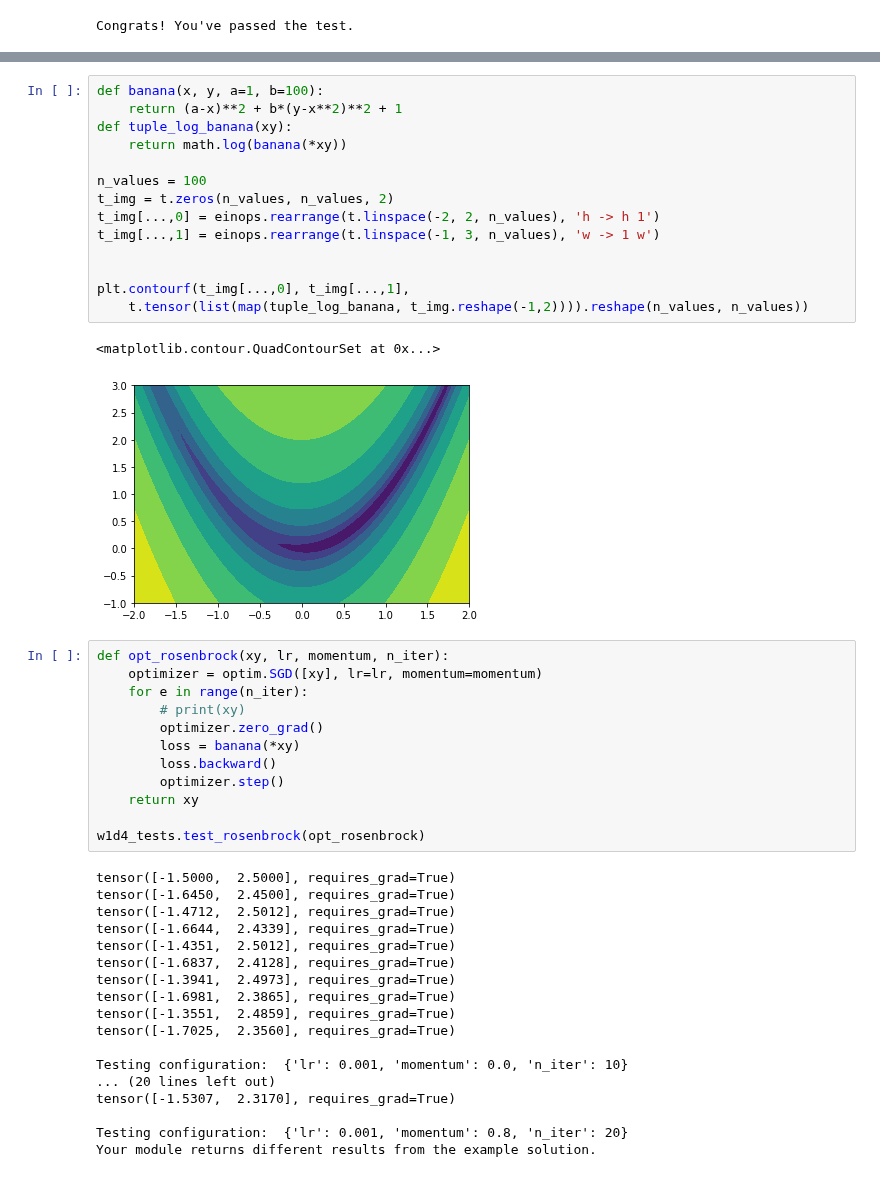
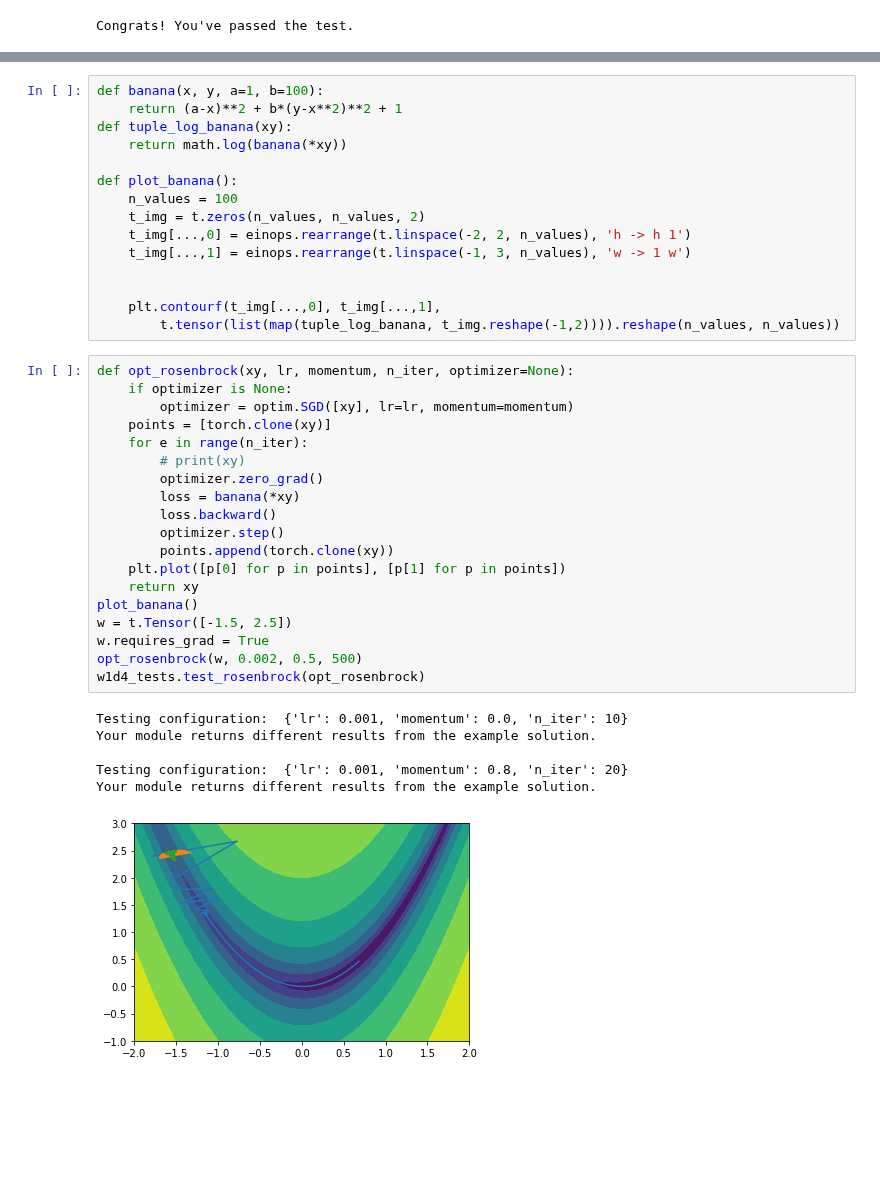
Before and after one commit to redwoodresearch/mlab, a Jupyter notebook: days/w1d4/w1d4_template.ipynb, the cells around one changed output, grey strips where cells are left out. Saved outputs shown, nothing was run; the diff lists cells and outputs as text; blank space fills up the shorter version.

```diff
--- a/days/w1d4/w1d4_template.ipynb
+++ b/days/w1d4/w1d4_template.ipynb
@@ -145,44 +125,38 @@ def banana(x, y, a=1, b=100):
 def tuple_log_banana(xy):
     return math.log(banana(*xy))
 
-n_values = 100
-t_img = t.zeros(n_values, n_values, 2)
-t_img[...,0] = einops.rearrange(t.linspace(-2, 2, n_values), 'h -> h 1')
-t_img[...,1] = einops.rearrange(t.linspace(-1, 3, n_values), 'w -> 1 w')
+def plot_banana():
+    n_values = 100
+    t_img = t.zeros(n_values, n_values, 2)
+    t_img[...,0] = einops.rearrange(t.linspace(-2, 2, n_values), 'h -> h 1')
+    t_img[...,1] = einops.rearrange(t.linspace(-1, 3, n_values), 'w -> 1 w')
 
 
-plt.contourf(t_img[...,0], t_img[...,1],
-    t.tensor(list(map(tuple_log_banana, t_img.reshape(-1,2)))).reshape(n_values, n_values))
+    plt.contourf(t_img[...,0], t_img[...,1],
+        t.tensor(list(map(tuple_log_banana, t_img.reshape(-1,2)))).reshape(n_values, n_values))
-# %% [output]
-<matplotlib.contour.QuadContourSet at 0x...>
-[figure, removed]
 # %%
-def opt_rosenbrock(xy, lr, momentum, n_iter):
-    optimizer = optim.SGD([xy], lr=lr, momentum=momentum)
+def opt_rosenbrock(xy, lr, momentum, n_iter, optimizer=None):
+    if optimizer is None:
+        optimizer = optim.SGD([xy], lr=lr, momentum=momentum)
+    points = [torch.clone(xy)]
     for e in range(n_iter):
         # print(xy)
         optimizer.zero_grad()
         loss = banana(*xy)
         loss.backward()
         optimizer.step()
+        points.append(torch.clone(xy))
+    plt.plot([p[0] for p in points], [p[1] for p in points])
     return xy
-
+plot_banana()
+w = t.Tensor([-1.5, 2.5])
+w.requires_grad = True
+opt_rosenbrock(w, 0.002, 0.5, 500)
 w1d4_tests.test_rosenbrock(opt_rosenbrock)
 # %% [output]
-tensor([-1.5000,  2.5000], requires_grad=True)
-tensor([-1.6450,  2.4500], requires_grad=True)
-tensor([-1.4712,  2.5012], requires_grad=True)
-tensor([-1.6644,  2.4339], requires_grad=True)
-tensor([-1.4351,  2.5012], requires_grad=True)
-tensor([-1.6837,  2.4128], requires_grad=True)
-tensor([-1.3941,  2.4973], requires_grad=True)
-tensor([-1.6981,  2.3865], requires_grad=True)
-tensor([-1.3551,  2.4859], requires_grad=True)
-tensor([-1.7025,  2.3560], requires_grad=True)
-
 Testing configuration:  {'lr': 0.001, 'momentum': 0.0, 'n_iter': 10}
-... (20 lines left out)
-tensor([-1.5307,  2.3170], requires_grad=True)
+Your module returns different results from the example solution.
 
 Testing configuration:  {'lr': 0.001, 'momentum': 0.8, 'n_iter': 20}
 Your module returns different results from the example solution.
+[figure, added]
```
Also changed, not shown: parts of 11 cells of this notebook, 7 other files.
